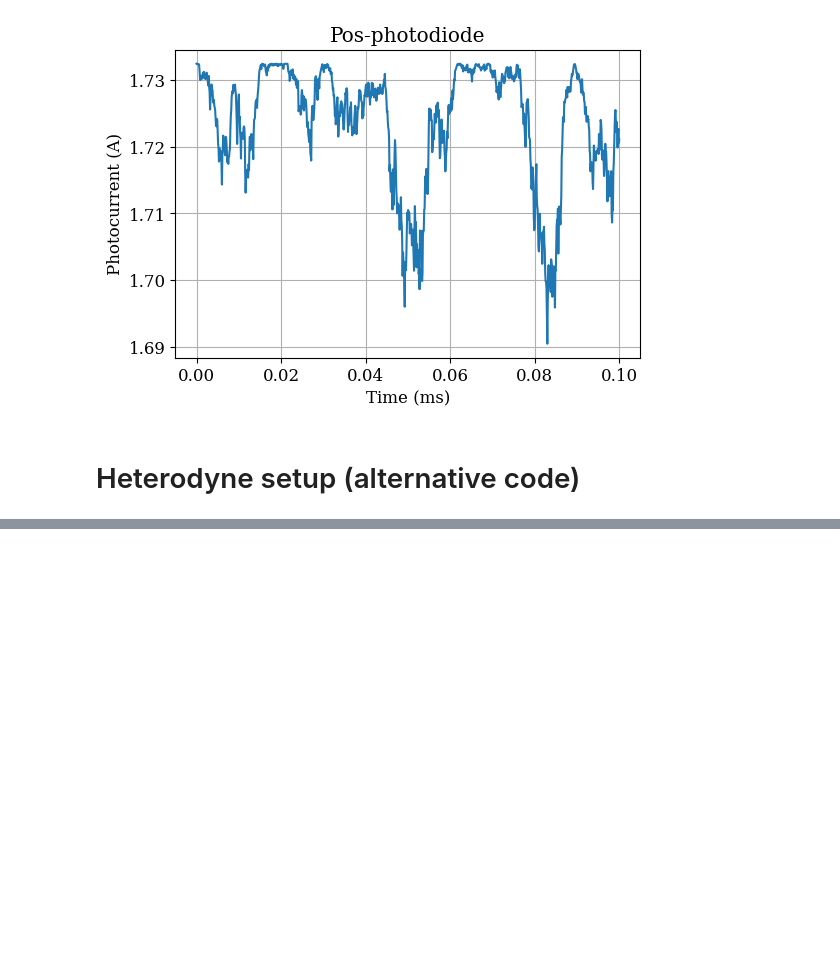
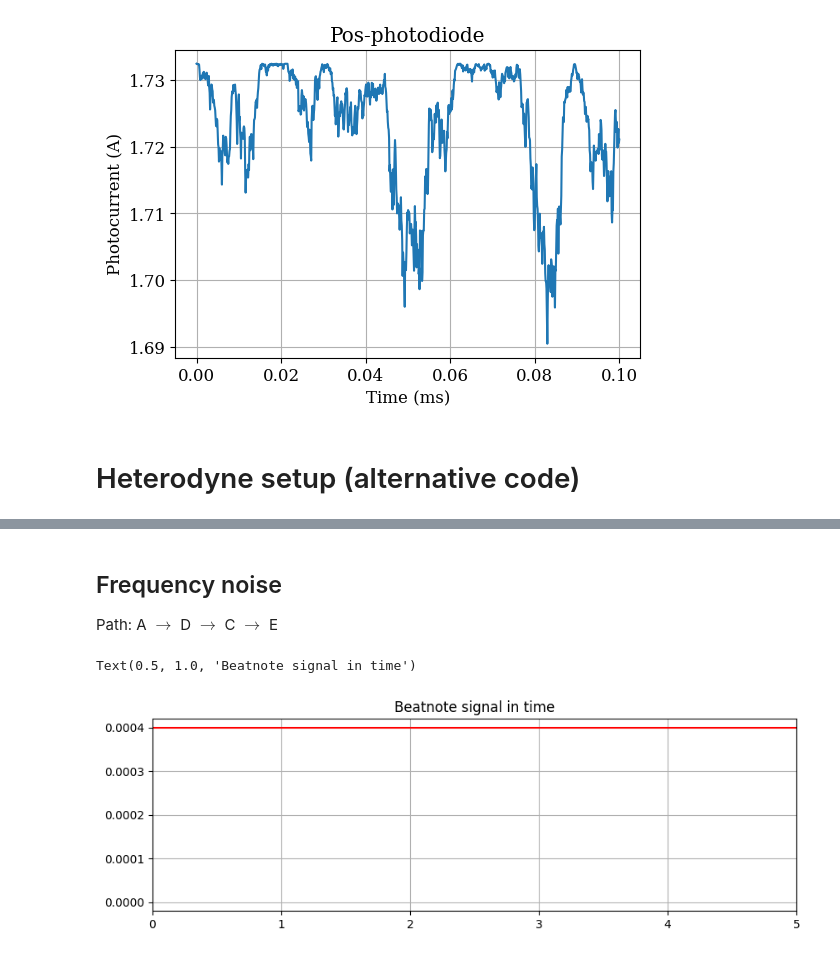
Before and after one commit to CaioRodrigues200/Laser-Study, a Jupyter notebook: Heterodyne_setup.ipynb, the cells around one changed output, grey strips where cells are left out. Cells and saved outputs as stored; diff of their text form; code cells hidden in the pictures; blank space fills up the shorter version.

```diff
--- a/Heterodyne_setup.ipynb
+++ b/Heterodyne_setup.ipynb
@@ -188,0 +224,13 @@ plt.rcParams["figure.figsize"] = (8,6)
+# %% [markdown]
+## Frequency noise
+
+Path: A $\rightarrow$ D $\rightarrow$ C $\rightarrow$ E
+# %%
+plt.figure(figsize=(10,3))
+plt.plot(hilbert(sigTxPosPhoto), color='red')
+plt.xlim(0,5)
+plt.grid()
+plt.title('Beatnote signal in time')
+# %% [output]
+Text(0.5, 1.0, 'Beatnote signal in time')
+[figure, added]
```
Also changed, not shown: parts of 9 cells of this notebook, 4 other files.
